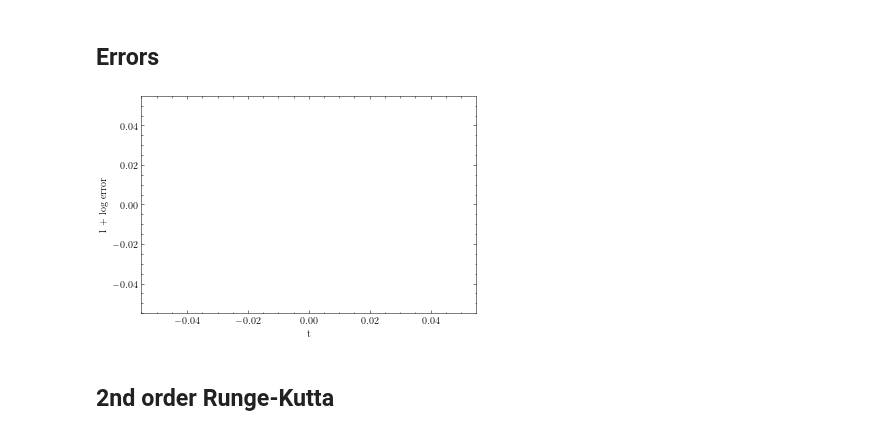
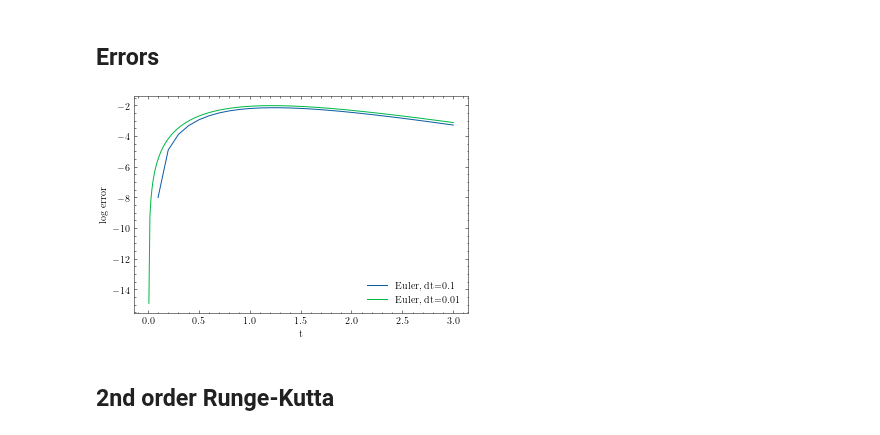
Before and after one commit to franklinzppa/fisica-computacional, a Jupyter notebook: week1.ipynb, the cells around one changed output. Cells and saved outputs as stored; diff of their text form; code cells hidden in the pictures.

```diff
--- a/week1.ipynb
+++ b/week1.ipynb
@@ -408,3 +408,35 @@ plt.legend()
 plt.show()
 # %% [output]
 [figure]
+# %%
+def f_linear(r, v, t):
+    return -(1 + v) + r*0 + t*0
+
+def solver_ode(f, r, v, t, dt):
+    N = len(t)
+    for i in range(N-1):
+        v[i+1] = v[i] + f(r[i], v[i], t[i])*dt
+        r[i+1] = r[i] + v[i + 1]*dt
+    return r, v
+
+dt_1 = 0.1
+dt_2 = 0.01
+
+t_1 = np.arange(0, 3.0 + dt_1, dt_1)
+t_2 = np.arange(0, 3.0 + dt_2, dt_2)
+
+r_1 = np.zeros(len(t_1))
+r_2 = np.zeros(len(t_2))
+v_1 = np.zeros(len(t_1))
+v_2 = np.zeros(len(t_2))
+
+
+r1, v1 = solver_ode(f_linear, r_1, v_1, t_1, dt_1)
+r2, v2 = solver_ode(f_linear, r_2, v_2, t_2, dt_2)
+
+plt.plot(t_1, v1,label="dt = 0.1")
+plt.plot(t_2, v2,label="dt = 0.01")
+plt.xlabel(r'$\tilde{t}$')
+plt.ylabel(r'$\tilde{v}(t)$')
+plt.legend()
+plt.show()
@@ -411,14 +445,16 @@ plt.show()
 # %% [markdown]
 ## Errors
 # %%
-# # Plotting the error
+# Plotting the error
 
-# plt.plot(t, np.log(np.abs(1 + v - v_quad_exact(t, v_ter))))
-# plt.xlabel('t')
-# plt.ylabel('1 + log error')
-# plt.show()
+plt.plot(t_1, np.log(np.abs(v1 - v_quad_exact(t_1, vy0))), label="Euler, dt=0.1")
+plt.plot(t_2, np.log(np.abs(v2 - v_quad_exact(t_2, vy0))), label="Euler, dt=0.01")
+plt.xlabel('t')
+plt.ylabel('log error')
+plt.legend()
+plt.show()
 # %% [output]
-[figure, old version]
+[figure, new version]
 # %% [markdown]
 ## 2nd order Runge-Kutta
 # %% [markdown]
```
Also changed, not shown: parts of 7 cells of this notebook, 1 other file.
